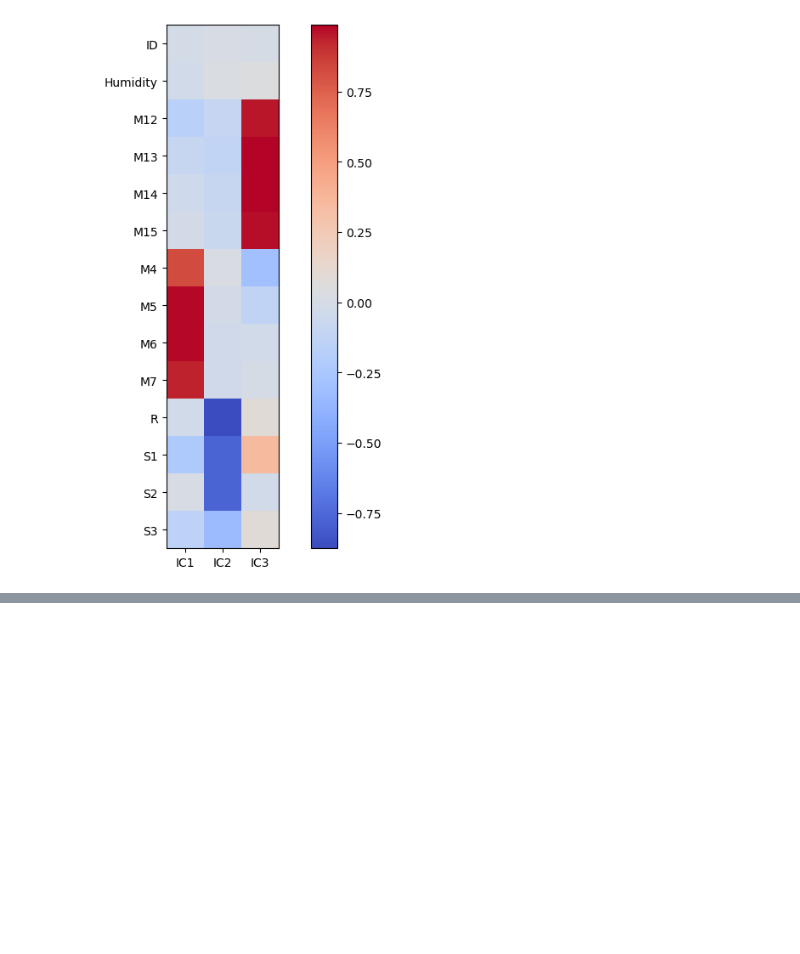
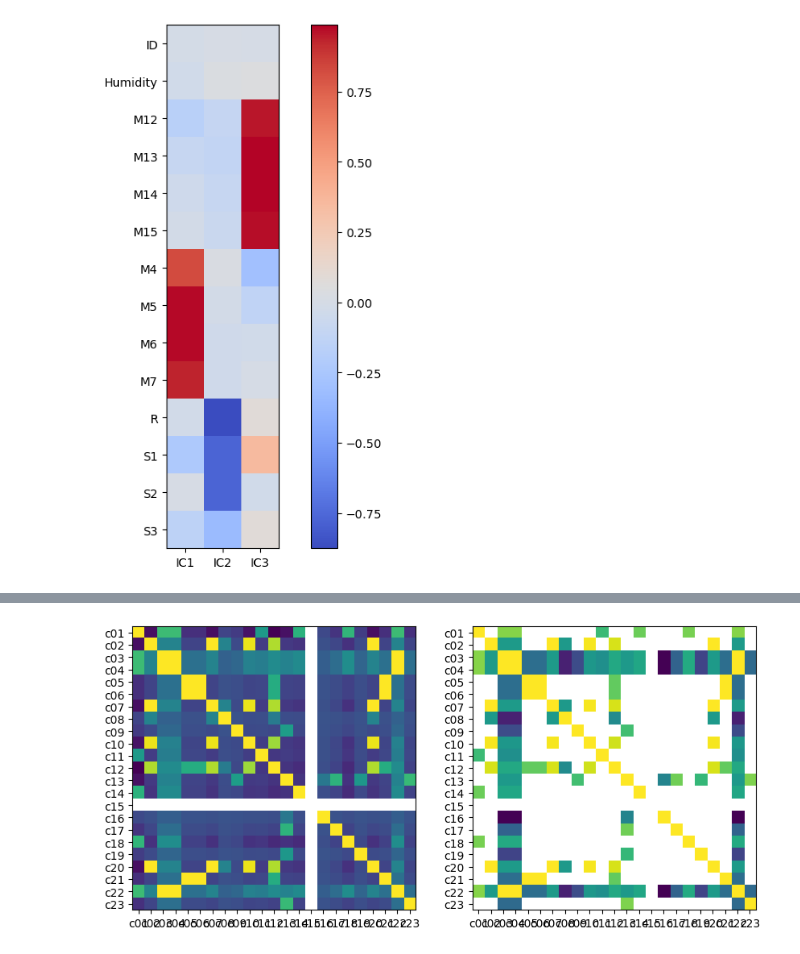
Before and after one commit to fuentediezjaime/gas_detection_challenge, a Jupyter notebook: notebooks/data_exploration.ipynb, the cells around one changed output, grey strips where cells are left out. Cells and saved outputs as stored; diff of their text form; code cells hidden in the pictures; blank space fills up the shorter version.

```diff
--- a/notebooks/data_exploration.ipynb
+++ b/notebooks/data_exploration.ipynb
@@ -89,0 +148,21 @@ target_train.head()
+# %%
+target_corr = y_noid.corr()
+target_corr_log = np.log10(target_corr)
+target_names = list(target_corr.columns)
+
+
+f, ax = plt.subplots(1, 2, figsize=(10,6))
+ax[0].imshow(target_corr)
+ax[0].set_xticks(range(len(target_names)))
+ax[0].set_xticklabels(target_names)
+ax[0].set_yticks(range(len(target_names)))
+ax[0].set_yticklabels(target_names)
+ax[1].imshow(target_corr_log)
+ax[1].set_xticks(range(len(target_names)))
+ax[1].set_xticklabels(target_names)
+ax[1].set_yticks(range(len(target_names)))
+ax[1].set_yticklabels(target_names)
+
+f.savefig('label_correlations.png',bbox_inches='tight')
+# %% [output]
+[figure, added]
```
Also changed, not shown: parts of 16 cells of this notebook, 8 other files.
